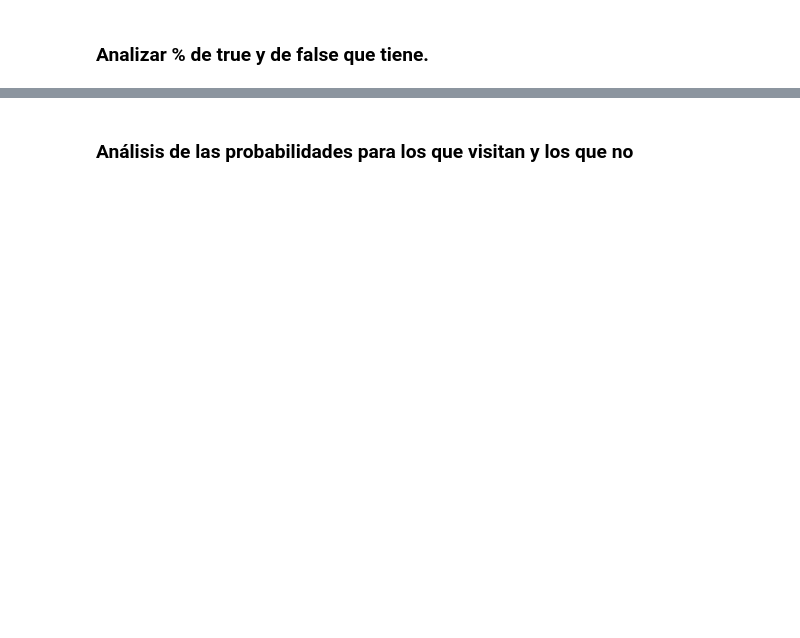
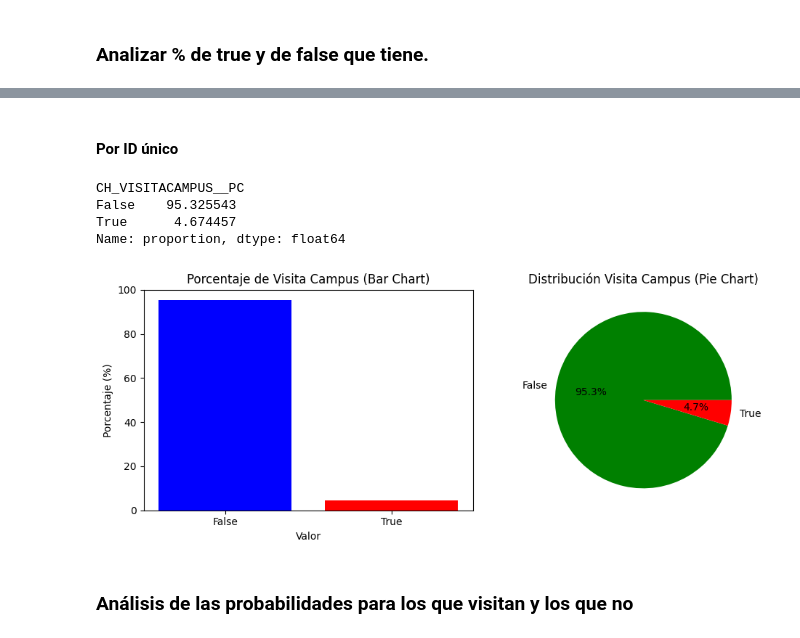
Before and after one commit to MiguelHernandezCorral/UNAV, a Jupyter notebook: notebooks/Comprobando datos - Mario.ipynb, the cells around one changed output, grey strips where cells are left out. Cells and saved outputs as stored; diff of their text form; code cells hidden in the pictures; blank space fills up the shorter version.

```diff
--- a/notebooks/Comprobando datos - Mario.ipynb
+++ b/notebooks/Comprobando datos - Mario.ipynb
@@ -88,3 +88,38 @@ plt.show()
+# %% [markdown]
+#### Por ID único
+# %%
+# Eliminar duplicados por ID para quedarnos con un registro único por alumno
+df_unicos = df_grado.drop_duplicates(subset="ID")
+
+# Calcular porcentajes sobre los IDs únicos
+porcentaje_visita = df_unicos["CH_VISITACAMPUS__PC"].value_counts(normalize=True) * 100
+print(porcentaje_visita)
+
+# Gráficos juntos
+import matplotlib.pyplot as plt
+
+fig, axes = plt.subplots(1, 2, figsize=(10, 4))
+
+# Gráfico de barras
+axes[0].bar(porcentaje_visita.index.astype(str), porcentaje_visita.values, color=['blue', 'red'])
+axes[0].set_title("Porcentaje de Visita Campus (Bar Chart)")
+axes[0].set_ylabel("Porcentaje (%)")
+axes[0].set_xlabel("Valor")
+axes[0].set_ylim(0, 100)
+
+# Gráfico circular
+axes[1].pie(porcentaje_visita.values, labels=porcentaje_visita.index.astype(str),
+            autopct='%1.1f%%', colors=['green', 'red'])
+axes[1].set_title("Distribución Visita Campus (Pie Chart)")
+
+plt.tight_layout()
+plt.show()
+# %% [output]
+CH_VISITACAMPUS__PC
+False    95.325543
+True      4.674457
+Name: proportion, dtype: float64
+[figure, added]
 # %% [markdown]
 ### Análisis de las probabilidades para los que visitan y los que no
 # %%
```
Also changed, not shown: parts of 5 cells of this notebook, 1 other file.
